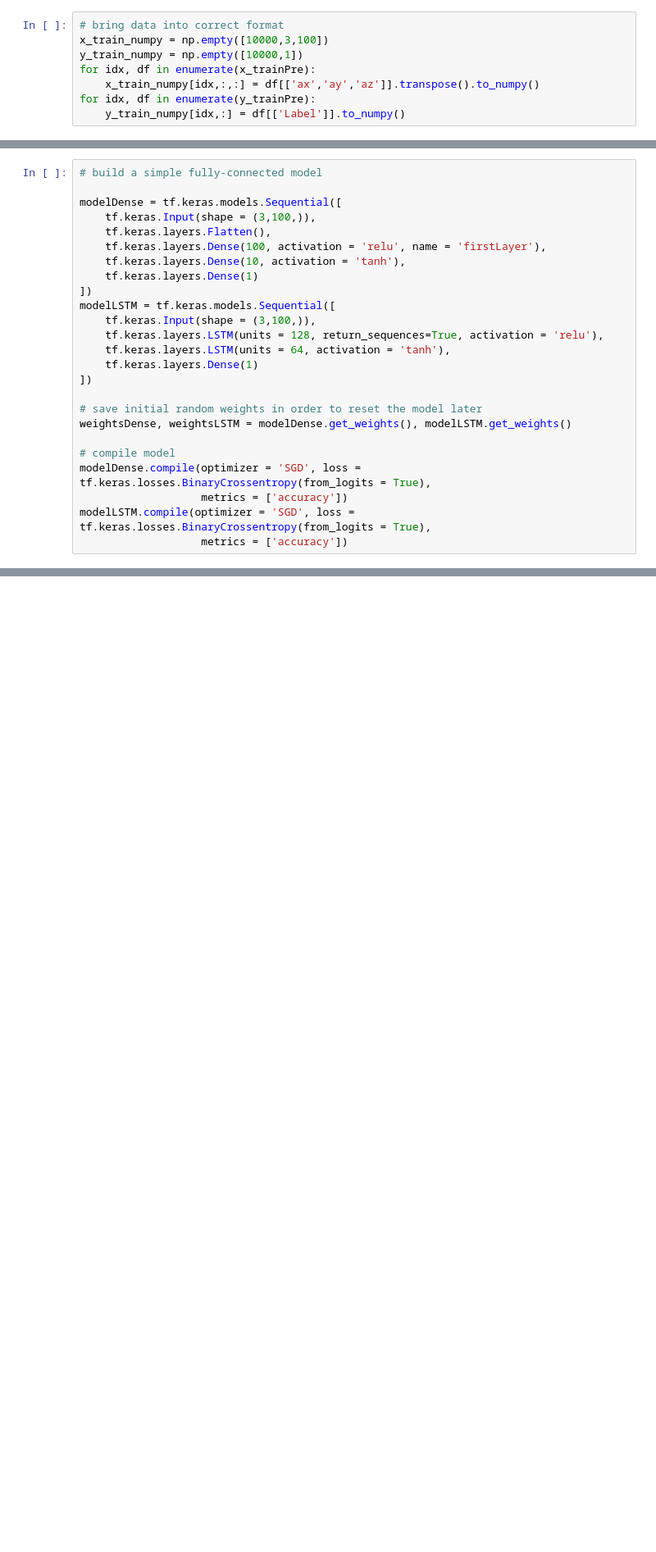
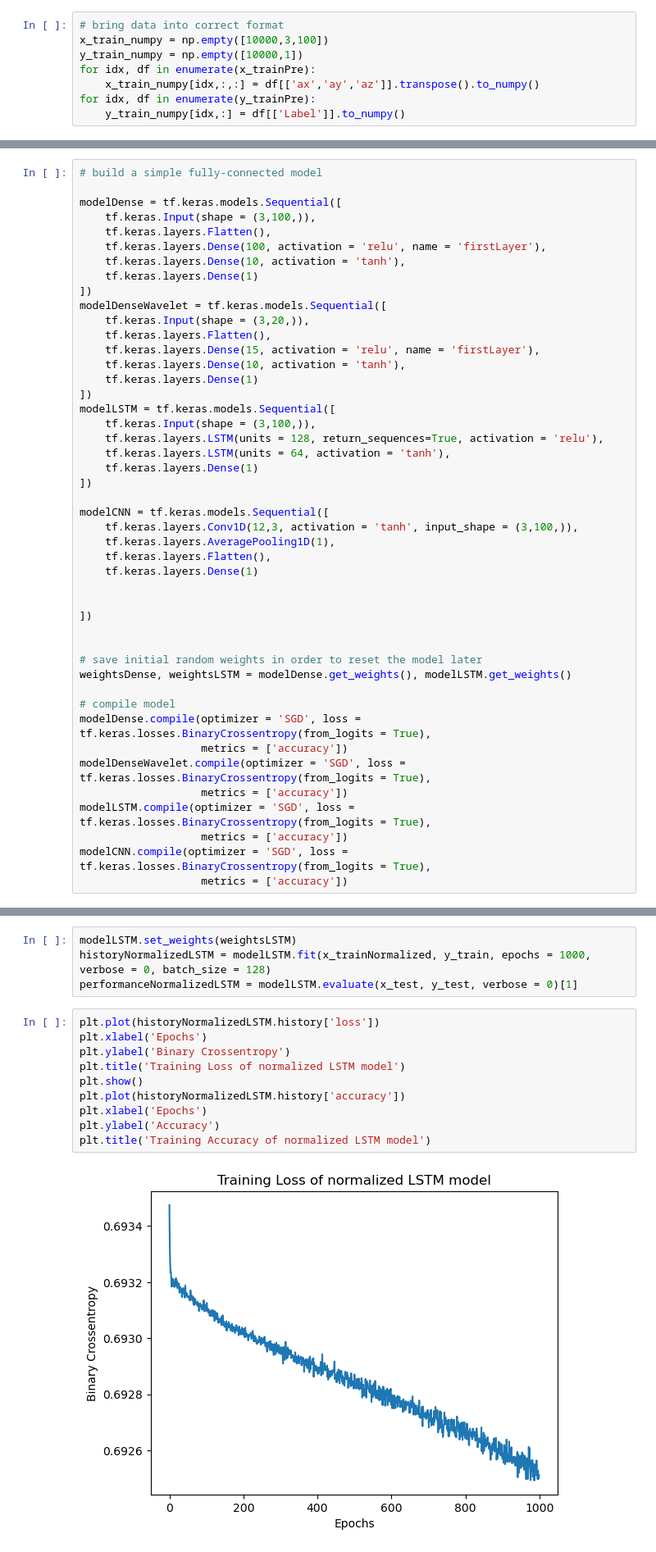
Before and after one commit to plehmann27/FunctionalityOfVibrationDampers, a Jupyter notebook: FunctionalityOfVibrationDampers.ipynb, the cells around one changed output, grey strips where cells are left out. Shown at 82% size. Drawn from its saved outputs; the diff is of its cells as text; blank space fills up the shorter version.

```diff
--- a/FunctionalityOfVibrationDampers.ipynb
+++ b/FunctionalityOfVibrationDampers.ipynb
@@ -122,6 +136,13 @@ modelDense = tf.keras.models.Sequential([
     tf.keras.layers.Dense(10, activation = 'tanh'),
     tf.keras.layers.Dense(1)
 ])
+modelDenseWavelet = tf.keras.models.Sequential([
+    tf.keras.Input(shape = (3,20,)),
+    tf.keras.layers.Flatten(),
+    tf.keras.layers.Dense(15, activation = 'relu', name = 'firstLayer'),
+    tf.keras.layers.Dense(10, activation = 'tanh'),
+    tf.keras.layers.Dense(1)
+])
 modelLSTM = tf.keras.models.Sequential([
     tf.keras.Input(shape = (3,100,)),
     tf.keras.layers.LSTM(units = 128, return_sequences=True, activation = 'relu'),
@@ -129,11 +150,25 @@ modelLSTM = tf.keras.models.Sequential([
     tf.keras.layers.Dense(1)
 ])
 
+modelCNN = tf.keras.models.Sequential([
+    tf.keras.layers.Conv1D(12,3, activation = 'tanh', input_shape = (3,100,)),
+    tf.keras.layers.AveragePooling1D(1),
+    tf.keras.layers.Flatten(),
+    tf.keras.layers.Dense(1)
+
+
+])
+
+
 # save initial random weights in order to reset the model later
 weightsDense, weightsLSTM = modelDense.get_weights(), modelLSTM.get_weights()
 
 # compile model
 modelDense.compile(optimizer = 'SGD', loss = tf.keras.losses.BinaryCrossentropy(from_logits = True),
                    metrics = ['accuracy'])
+modelDenseWavelet.compile(optimizer = 'SGD', loss = tf.keras.losses.BinaryCrossentropy(from_logits = True),
+                   metrics = ['accuracy'])
 modelLSTM.compile(optimizer = 'SGD', loss = tf.keras.losses.BinaryCrossentropy(from_logits = True),
                    metrics = ['accuracy'])
+modelCNN.compile(optimizer = 'SGD', loss = tf.keras.losses.BinaryCrossentropy(from_logits = True),
+                   metrics = ['accuracy'])
@@ -180,0 +237,16 @@ modelLSTM.evaluate(x_test, y_test)
+# %%
+modelLSTM.set_weights(weightsLSTM)
+historyNormalizedLSTM = modelLSTM.fit(x_trainNormalized, y_train, epochs = 1000, verbose = 0, batch_size = 128)
+performanceNormalizedLSTM = modelLSTM.evaluate(x_test, y_test, verbose = 0)[1]
+# %%
+plt.plot(historyNormalizedLSTM.history['loss'])
+plt.xlabel('Epochs')
+plt.ylabel('Binary Crossentropy')
+plt.title('Training Loss of normalized LSTM model')
+plt.show()
+plt.plot(historyNormalizedLSTM.history['accuracy'])
+plt.xlabel('Epochs')
+plt.ylabel('Accuracy')
+plt.title('Training Accuracy of normalized LSTM model')
+# %% [output]
+[figure, added]
```
Also changed, not shown: parts of 32 cells of this notebook.
